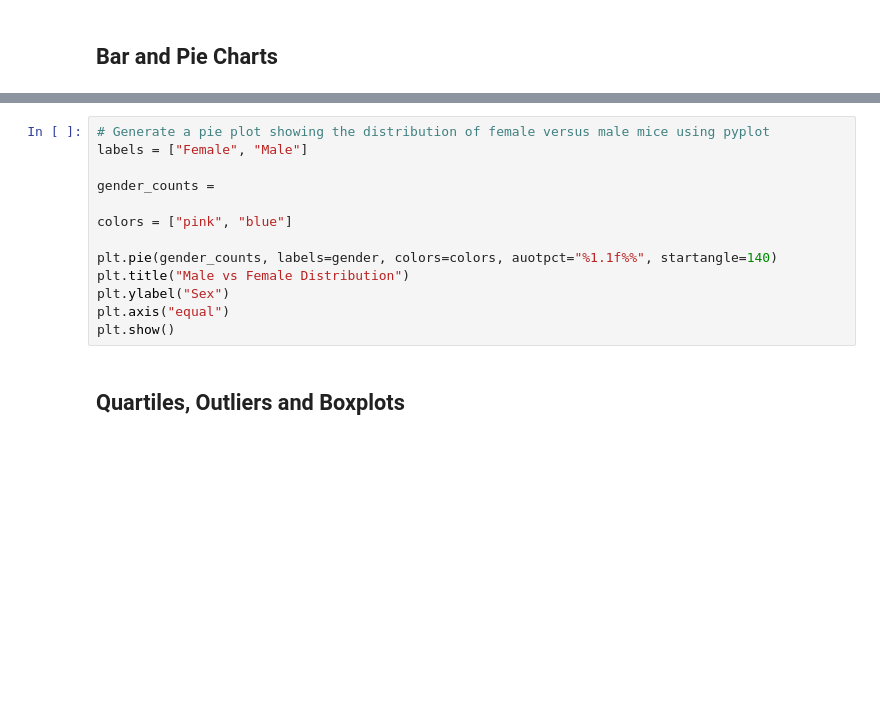
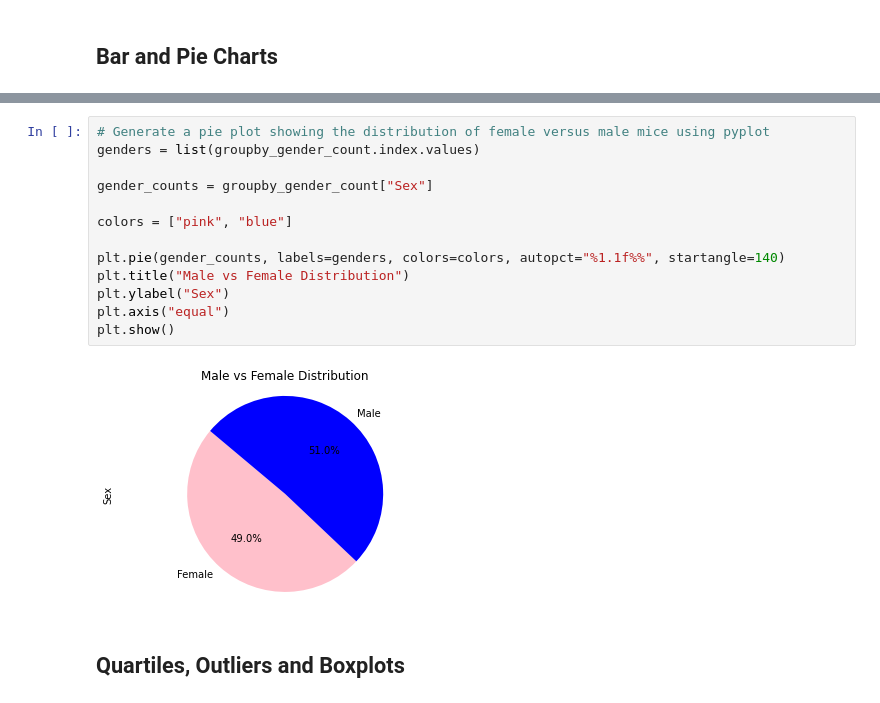
Before and after one commit to LauraHertzog/MatPlotLib-HW, a Jupyter notebook: MatPlotLib Hertzog.ipynb, the cells around one changed output, grey strips where cells are left out. Cells and saved outputs as stored; diff of their text form; blank space fills up the shorter version.

```diff
--- a/MatPlotLib Hertzog.ipynb
+++ b/MatPlotLib Hertzog.ipynb
@@ -196,16 +205,18 @@ SyntaxError: unexpected character after line continuation character (<ipython-in
 # %%
 # Generate a pie plot showing the distribution of female versus male mice using pyplot
-labels = ["Female", "Male"]
+genders = list(groupby_gender_count.index.values)
 
-gender_counts =
+gender_counts = groupby_gender_count["Sex"]
 
 colors = ["pink", "blue"]
 
-plt.pie(gender_counts, labels=gender, colors=colors, auotpct="%1.1f%%", startangle=140)
+plt.pie(gender_counts, labels=genders, colors=colors, autopct="%1.1f%%", startangle=140)
 plt.title("Male vs Female Distribution")
 plt.ylabel("Sex")
 plt.axis("equal")
 plt.show()
+# %% [output]
+[figure, added]
 # %% [markdown]
 ## Quartiles, Outliers and Boxplots
 # %%
```
Also changed, not shown: parts of 15 cells of this notebook.
